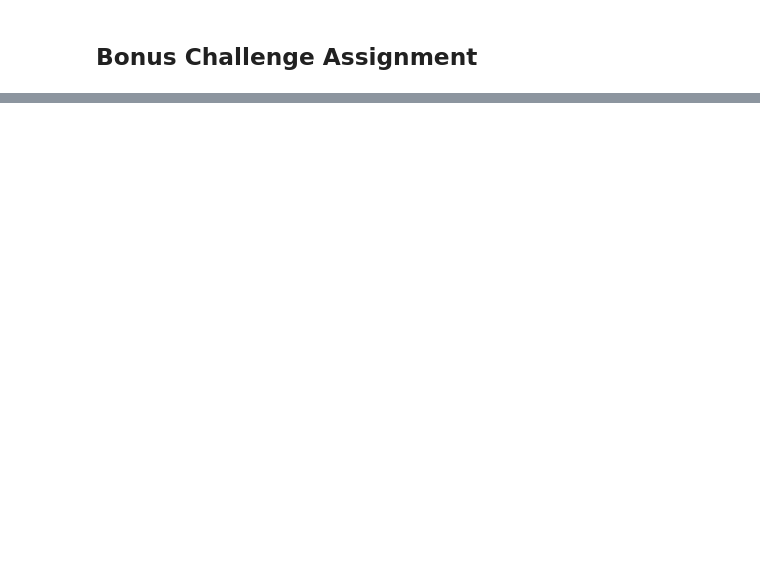
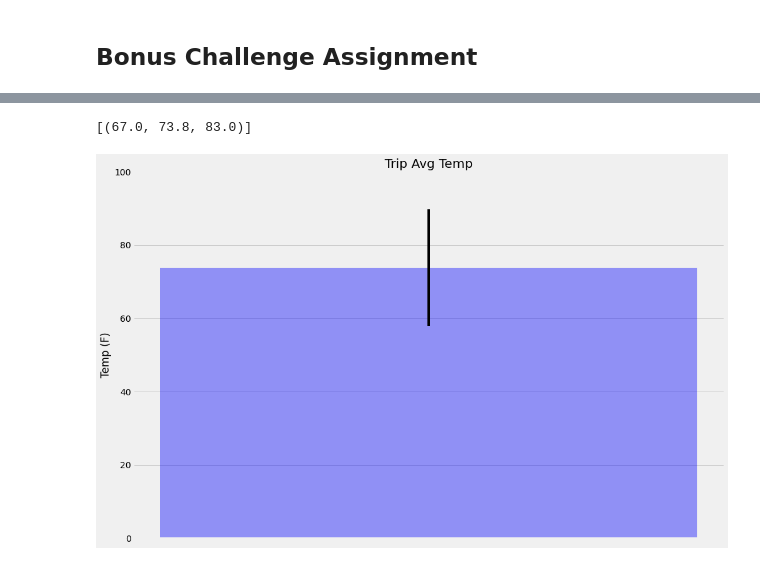
Before and after one commit to Alex8ab/sqlalchemy-challenge, a Jupyter notebook: climate_starter.ipynb, the cells around one changed output, grey strips where cells are left out. Drawn from its saved outputs; the diff is of its cells as text; code cells hidden in the pictures; blank space fills up the shorter version.

```diff
--- a/climate_starter.ipynb
+++ b/climate_starter.ipynb
@@ -171,11 +173,32 @@ print(calc_temps('2012-02-28', '2012-03-05'))
 # %%
 # Use your previous function `calc_temps` to calculate the tmin, tavg, and tmax
 # for your trip using the previous year's data for those same dates.
+trip_temps = calc_temps('2017-04-11', '2017-04-25')
+trip_temps
+# %% [output]
+[(67.0, 73.8, 83.0)]
 # %%
 # Plot the results from your previous query as a bar chart.
 # Use "Trip Avg Temp" as your Title
 # Use the average temperature for the y value
 # Use the peak-to-peak (tmax-tmin) value as the y error bar (yerr)
+
+min_temp = trip_temps[0][0]
+avg_temp = trip_temps[0][1]
+max_temp = trip_temps[0][2]
+
+plt.figure(figsize = (15,10))
+plt.bar(1, avg_temp, yerr = [max_temp - min_temp], color = 'blue', alpha=0.4)
+
+plt.title('Trip Avg Temp')
+plt.ylim(0, 100)
+plt.ylabel('Temp (F)')
+plt.xticks([])
+
+# Save Plot
+plt.savefig("Images/Trip_Average_Temperature.png")
+# %% [output]
+[figure, added]
 # %%
 # Calculate the total amount of rainfall per weather station for your trip dates using the previous year's matching dates.
 # Sort this in descending order by precipitation amount and list the station, name, latitude, longitude, and elevation
```
Also changed, not shown: parts of 5 cells of this notebook, 8 other files.
